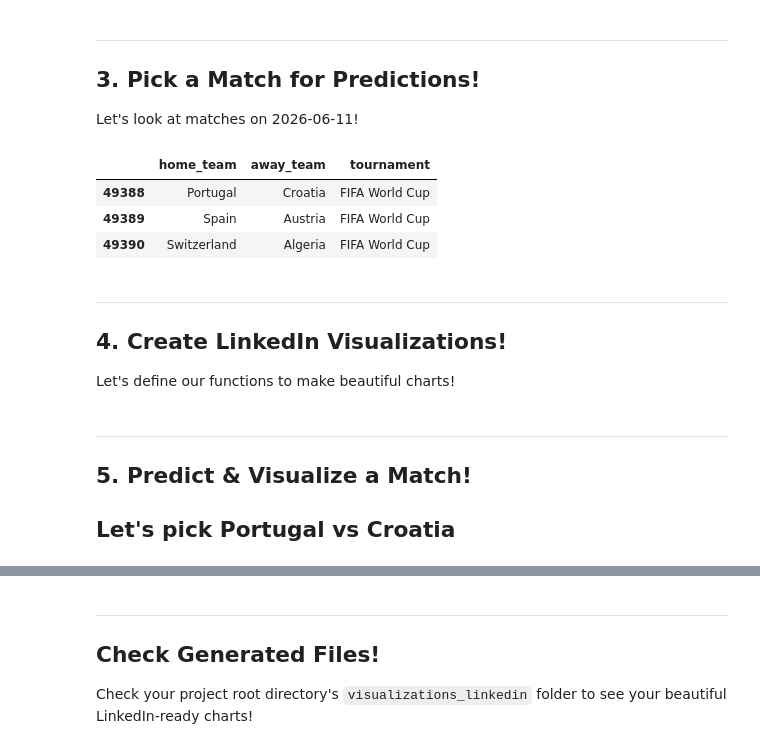
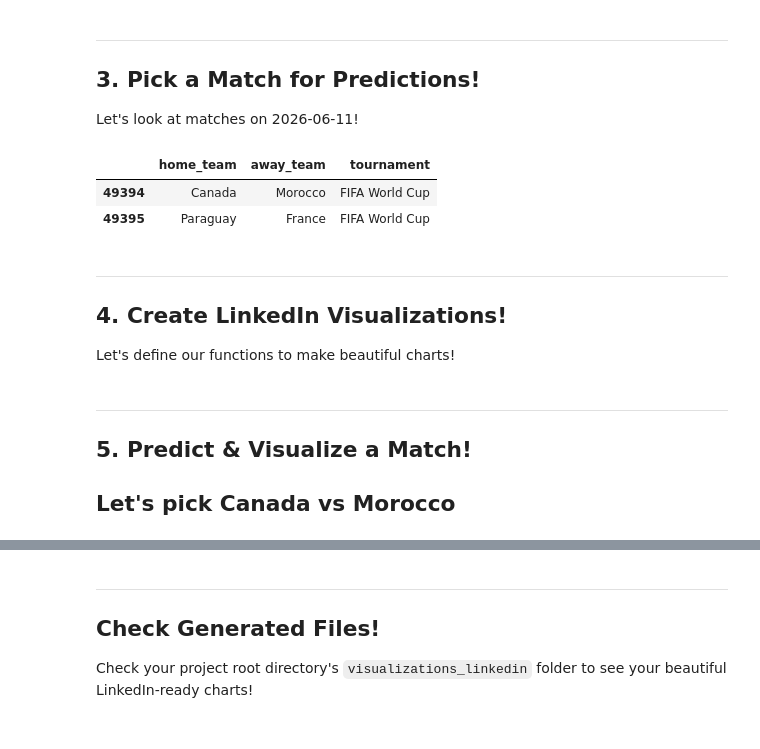
Before and after one commit to nitindavegit/FIFA-2026-Predictions, a Jupyter notebook: notebooks/04_LinkedIn_Presentation.ipynb, the cells around one changed output, grey strips where cells are left out. Drawn from its saved outputs; the diff is of its cells as text; code cells hidden in the pictures.

```diff
--- a/notebooks/04_LinkedIn_Presentation.ipynb
+++ b/notebooks/04_LinkedIn_Presentation.ipynb
@@ -71,14 +71,13 @@ Let's look at matches on 2026-06-11!
 # %%
 data_dir = project_root / "data"
 results = pd.read_csv(data_dir / "results.csv")
-date = '2026-07-02'
+date = '2026-07-04'
 matches = results[results['date'] == date]
 matches[['home_team', 'away_team', 'tournament']]
 # %% [output]
 |  | home_team | away_team | tournament |
-| 49388 | Portugal | Croatia | FIFA World Cup |
-| 49389 | Spain | Austria | FIFA World Cup |
-| 49390 | Switzerland | Algeria | FIFA World Cup |
+| 49394 | Canada | Morocco | FIFA World Cup |
+| 49395 | Paraguay | France | FIFA World Cup |
 # %% [markdown]
 ---
 ## 4. Create LinkedIn Visualizations!
@@ -235,5 +234,5 @@ def generate_score_heatmap(home_team, away_team, home_xg, away_xg, date_str="202
 ---
 ## 5. Predict & Visualize a Match!
 
-## Let's pick Portugal vs Croatia
+## Let's pick Canada vs Morocco
 # %%
```
Also changed, not shown: parts of 7 cells of this notebook.
